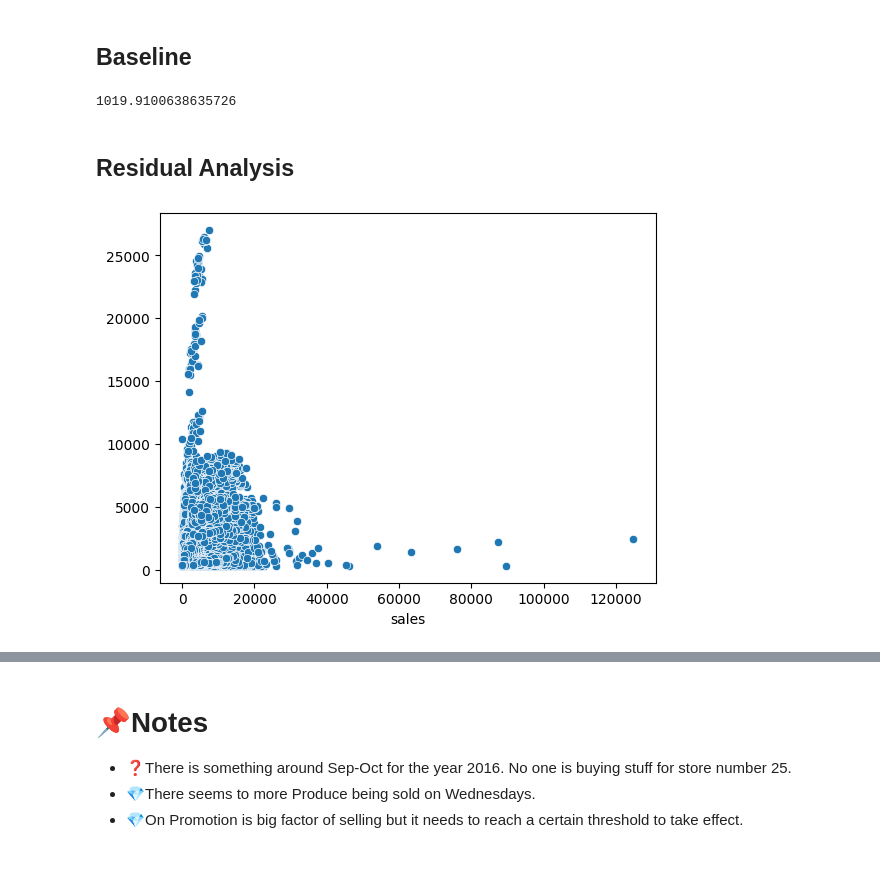
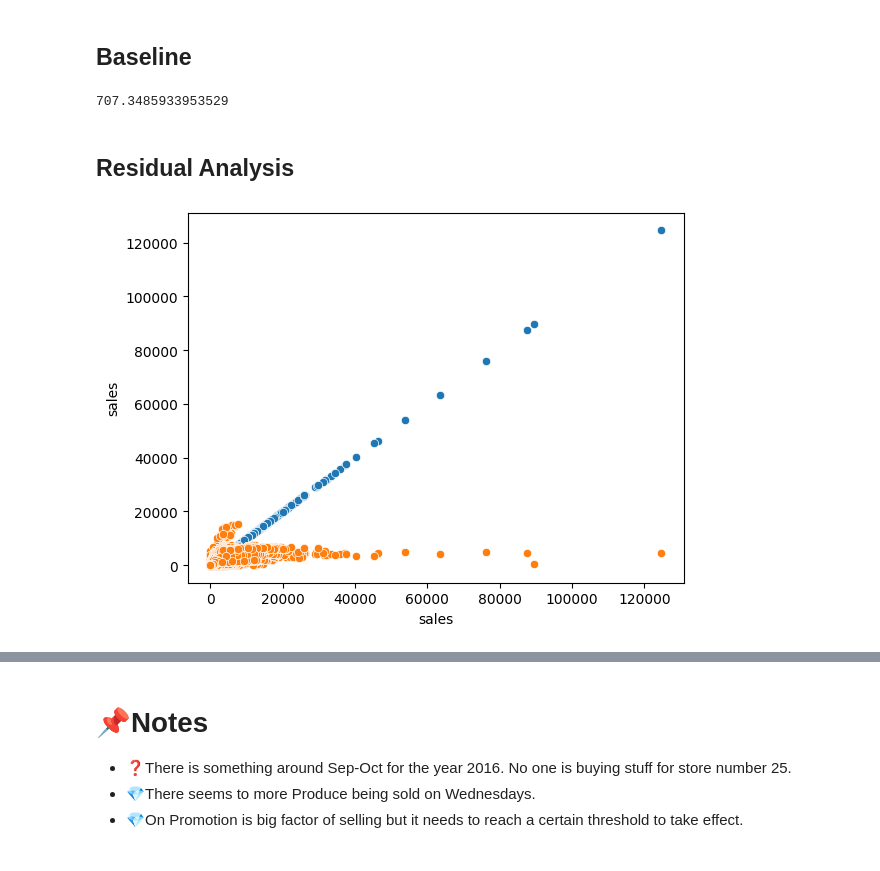
Before and after one commit to cmd-master/store-sales, a Jupyter notebook: store-sales.ipynb, the cells around one changed output, grey strips where cells are left out. Drawn from its saved outputs; the diff is of its cells as text; code cells hidden in the pictures.

Commit message:
Kaggle Notebook | Store Sales | Version 17

```diff
--- a/store-sales.ipynb
+++ b/store-sales.ipynb
@@ -179,5 +152,24 @@ class DataSelect(BaseEstimator, TransformerMixin):
     def fit(self, X, y=None):
         return self
     def transform(self, X, y=None):
-        X['store_nbr'] = X['store_nbr'].astype(str)
         return X[self.att]
+
+num_pp = Pipeline([
+    ('dataselect', DataSelect(['onpromotion']))
+    , ('impute', SimpleImputer(strategy='mean'))
+#     , ('scaler', StandardScaler())
+])
+
+cat_pp = Pipeline([
+    ('dataselect', DataSelect(['family', 'store_nbr']))
+    , ('encoder', OneHotEncoder(sparse_output=False))
+])
+
+pipe = FeatureUnion([
+    ('numeric', num_pp)
+    , ('cat', cat_pp)
+])
+
+pipe.fit(train)
+train_pp = pipe.transform(train)
+# test_pp = pipe.transform(test)
@@ -216,13 +188,14 @@ np.sqrt(
         reg_lin, train_pp, train[target], scoring='neg_mean_squared_error').mean()
 )
 # %% [output]
-1019.9100638635726
+707.3485933953529
 # %% [markdown]
 ## Residual Analysis
 # %%
 x = train[target]
 y = reg_lin.predict(train_pp)
-# plt.scatter(x,y);
+sns.scatterplot(x=x,y=x);
 sns.scatterplot(x=x,y=y);
+## improve this. you are in the right direction.
 # %% [output]
-[figure, old version]
+[figure, new version]
```
Also changed, not shown: parts of 16 cells of this notebook.
